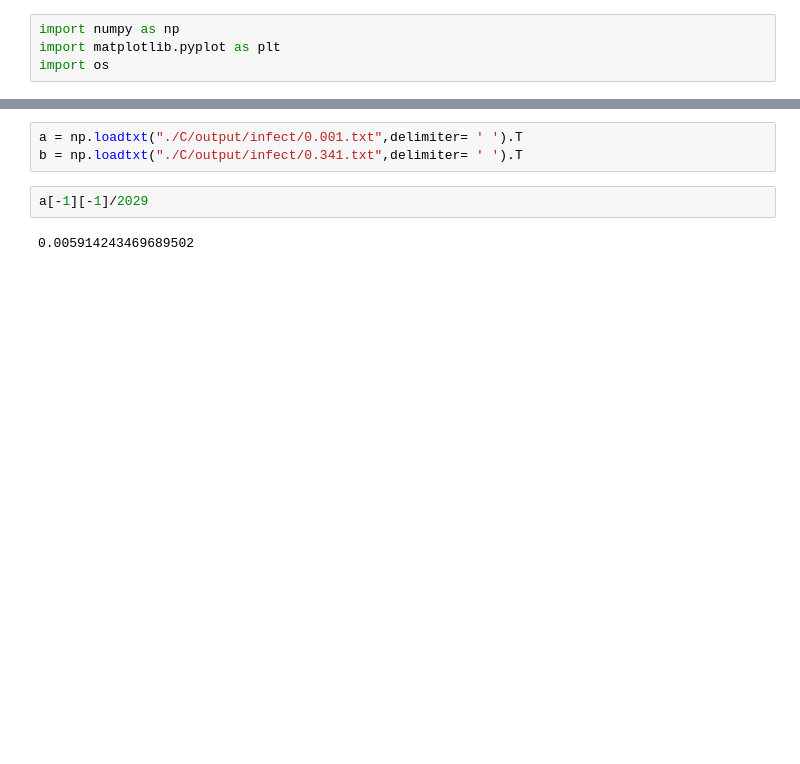
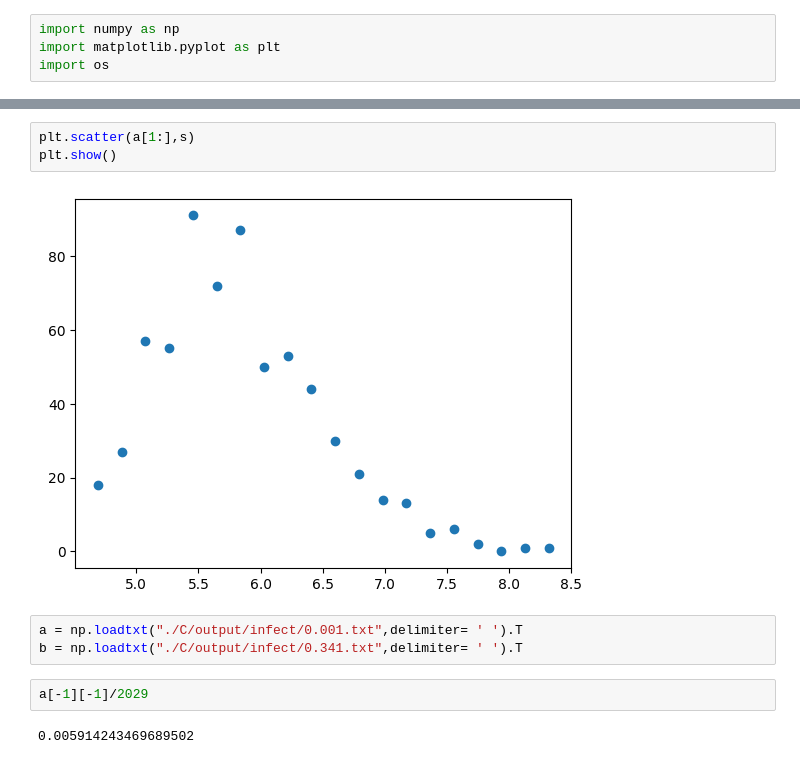
Before and after one commit to intcarlosmiguel/pesquisa_mestrado, a Jupyter notebook: infect.ipynb, the cells around one changed output, grey strips where cells are left out. Drawn from its saved outputs; the diff is of its cells as text; blank space fills up the shorter version.

```diff
--- a/infect.ipynb
+++ b/infect.ipynb
@@ -5,3 +26,8 @@ import os
+# %%
+plt.scatter(a[1:],s)
+plt.show()
+# %% [output]
+[figure, added]
 # %%
 a = np.loadtxt("./C/output/infect/0.001.txt",delimiter= ' ').T
 b = np.loadtxt("./C/output/infect/0.341.txt",delimiter= ' ').T
```
Also changed, not shown: parts of 6 cells of this notebook, 4 other files.
